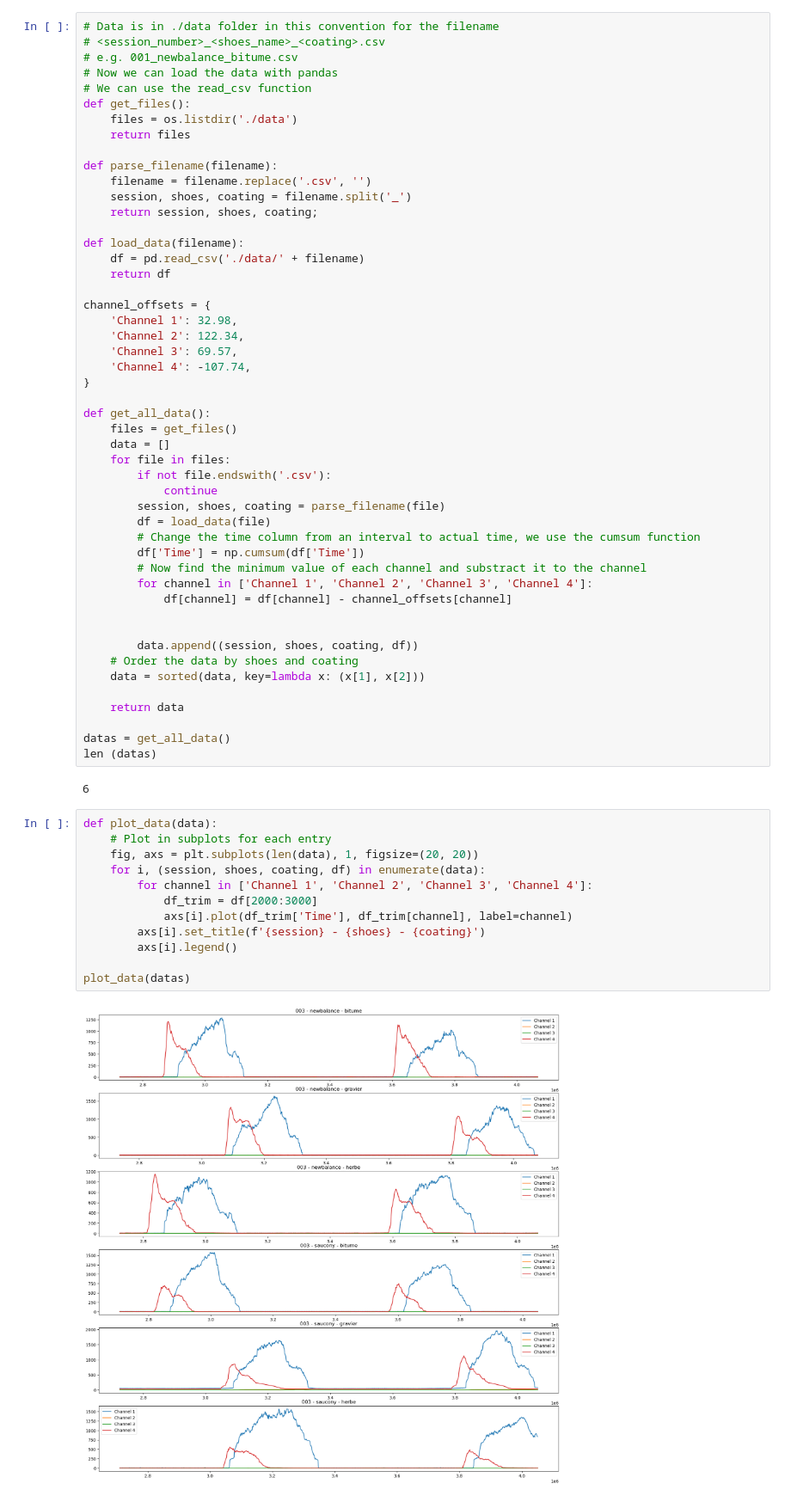
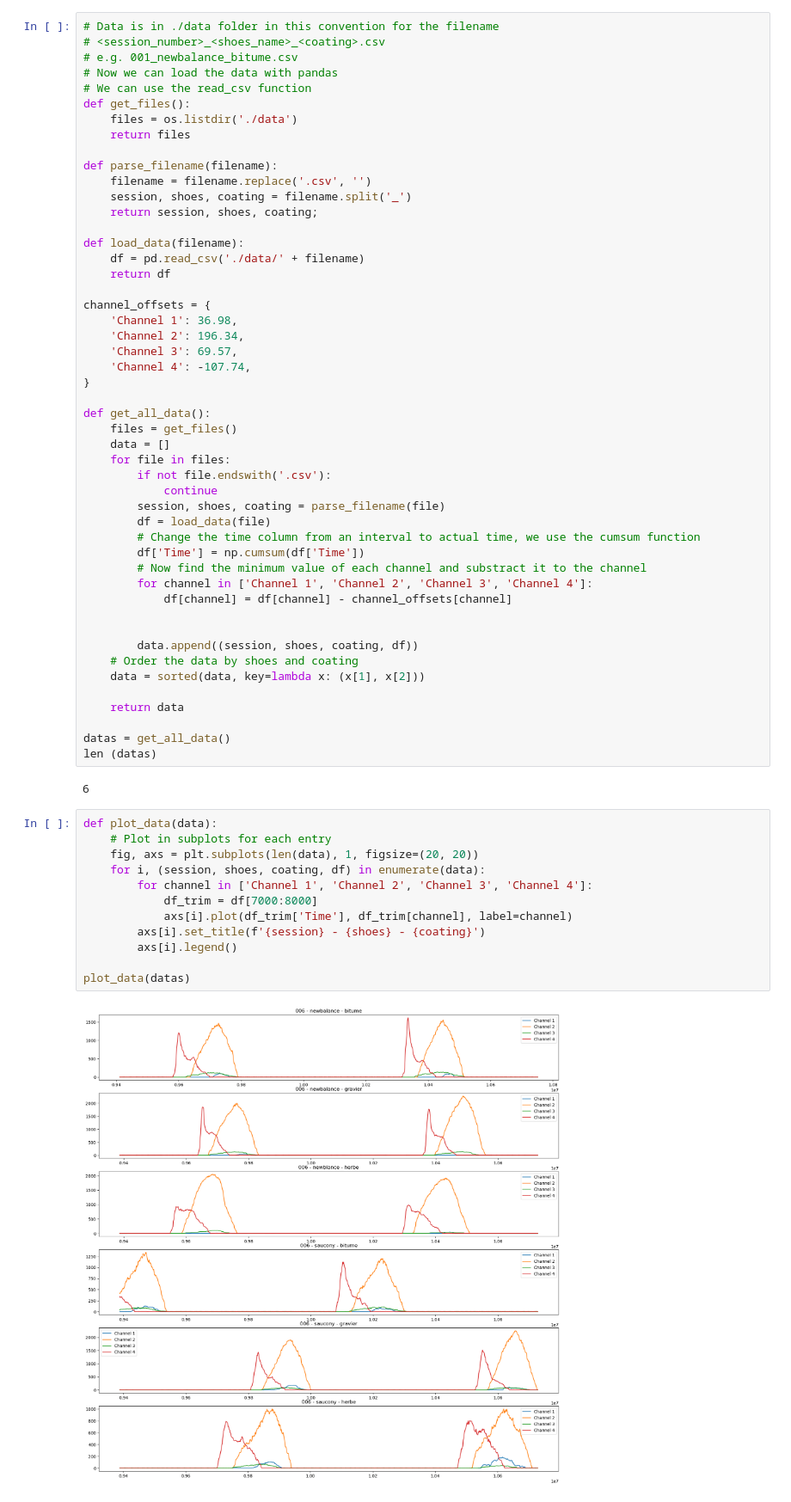
Before and after one commit to MalauD/TIPE2022, a Jupyter notebook: Code/Notebooks/exploitation.ipynb, the cells around one changed output. Shown: that part at 86% size. Cells and saved outputs as stored; diff of their text form.

```diff
--- a/Code/Notebooks/exploitation.ipynb
+++ b/Code/Notebooks/exploitation.ipynb
@@ -24,8 +24,8 @@ def load_data(filename):
     return df
 
 channel_offsets = {
-    'Channel 1': 32.98,
-    'Channel 2': 122.34,
+    'Channel 1': 36.98,
+    'Channel 2': 196.34,
     'Channel 3': 69.57,
     'Channel 4': -107.74,
 }
@@ -58,17 +58,17 @@ len (datas)
 # %%
 def plot_data(data):
     # Plot in subplots for each entry
     fig, axs = plt.subplots(len(data), 1, figsize=(20, 20))
     for i, (session, shoes, coating, df) in enumerate(data):
         for channel in ['Channel 1', 'Channel 2', 'Channel 3', 'Channel 4']:
-            df_trim = df[2000:3000]
+            df_trim = df[7000:8000]
             axs[i].plot(df_trim['Time'], df_trim[channel], label=channel)
         axs[i].set_title(f'{session} - {shoes} - {coating}')
         axs[i].legend()
 
 plot_data(datas)
 # %% [output]
-[figure, old version]
+[figure, new version]
 # %%
 # Dow the same for other samples
 def plot_data(data):
```
Also changed, not shown: parts of 1 cell of this notebook, 15 other files.
